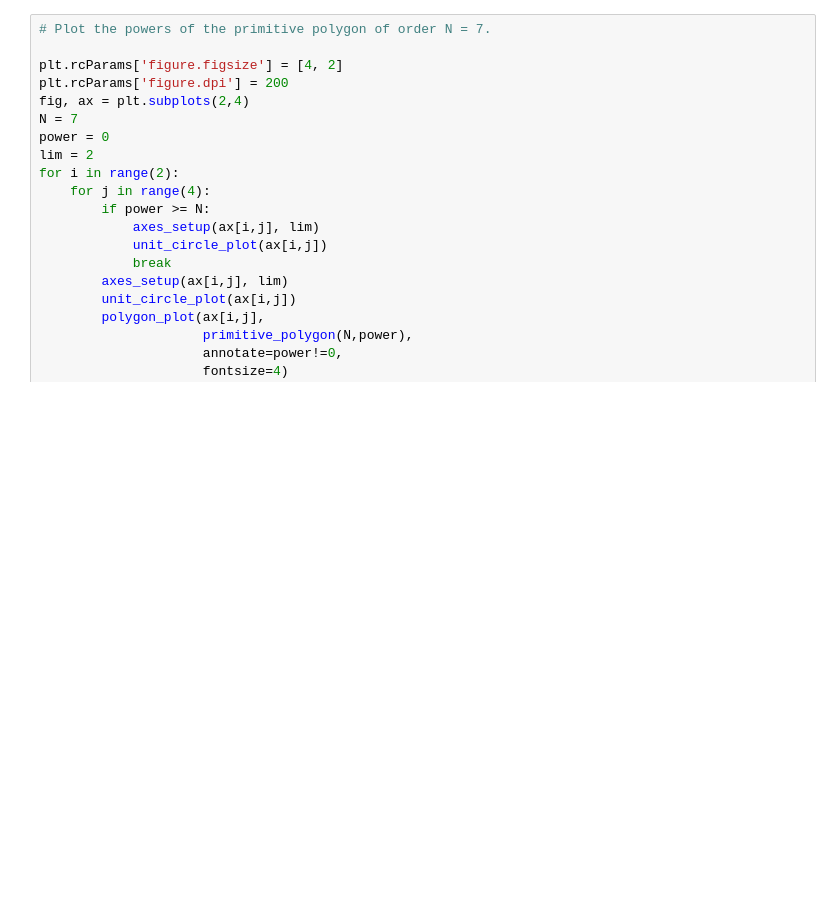
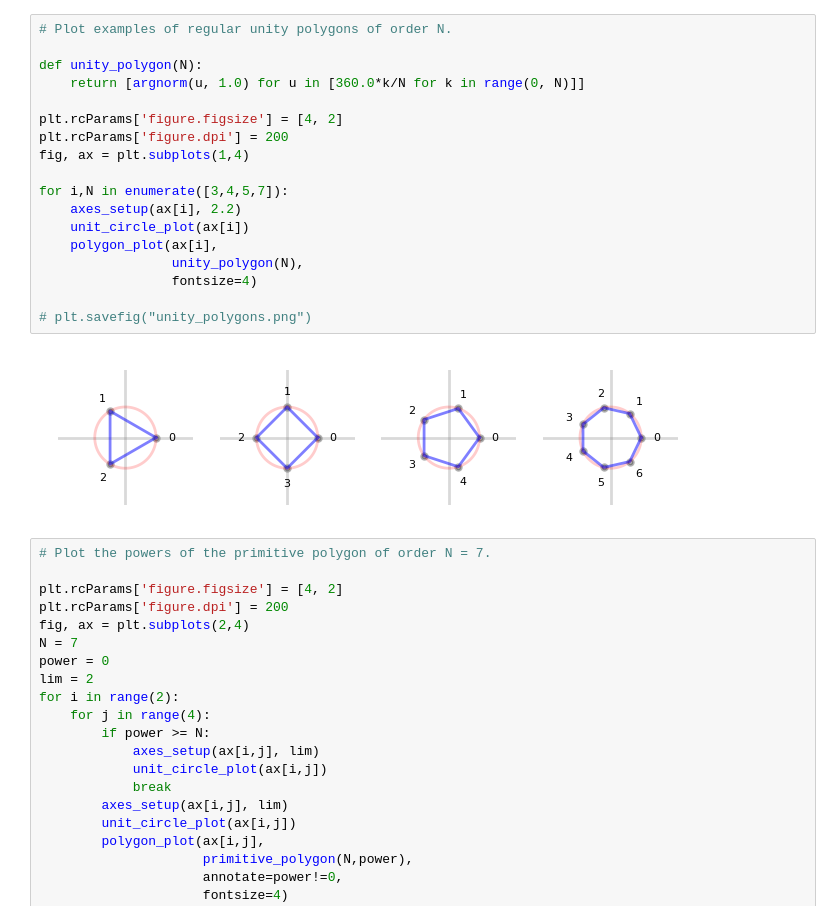
Before and after one commit to tedszy/fourier-tutor, a Jupyter notebook: geometry.ipynb, the cells around one changed output. Drawn from its saved outputs; the diff is of its cells as text; blank space fills up the shorter version.

```diff
--- a/geometry.ipynb
+++ b/geometry.ipynb
@@ -93,3 +101,23 @@ def polygon_plot(ax, zs, annotate=True, fontsize=5, offset_factor=0.5):
+# %%
+# Plot examples of regular unity polygons of order N.
+
+def unity_polygon(N):
+    return [argnorm(u, 1.0) for u in [360.0*k/N for k in range(0, N)]]
+
+plt.rcParams['figure.figsize'] = [4, 2]
+plt.rcParams['figure.dpi'] = 200
+fig, ax = plt.subplots(1,4)
+
+for i,N in enumerate([3,4,5,7]):
+    axes_setup(ax[i], 2.2)
+    unit_circle_plot(ax[i])
+    polygon_plot(ax[i],
+                 unity_polygon(N),
+                 fontsize=4)
+
+# plt.savefig("unity_polygons.png")
+# %% [output]
+[figure, added]
 # %%
 # Plot the powers of the primitive polygon of order N = 7.
 
```
Also changed, not shown: parts of 18 cells of this notebook.
